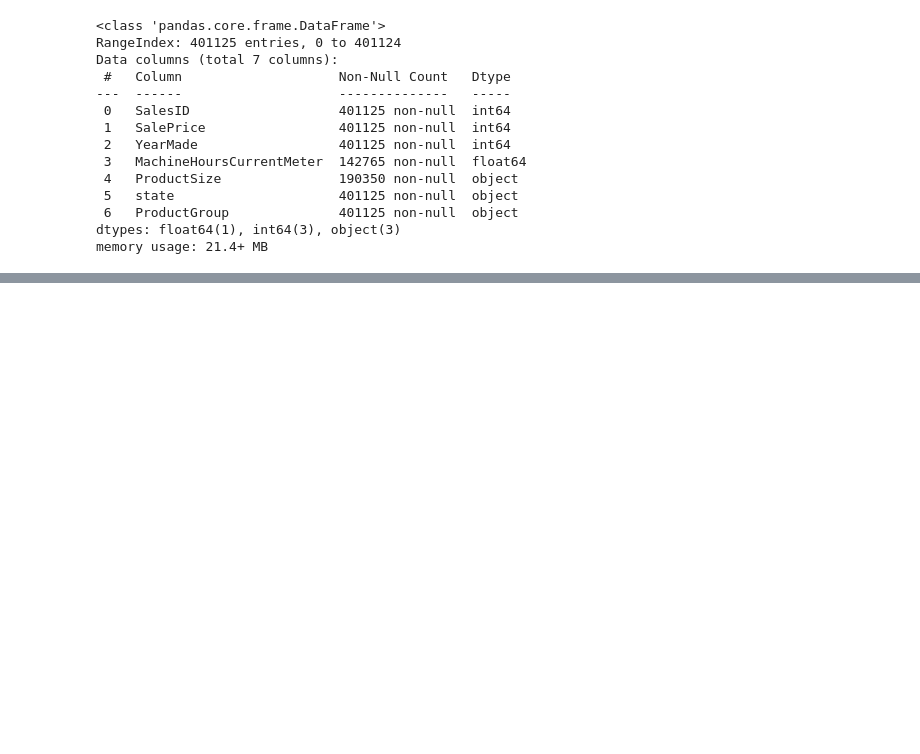
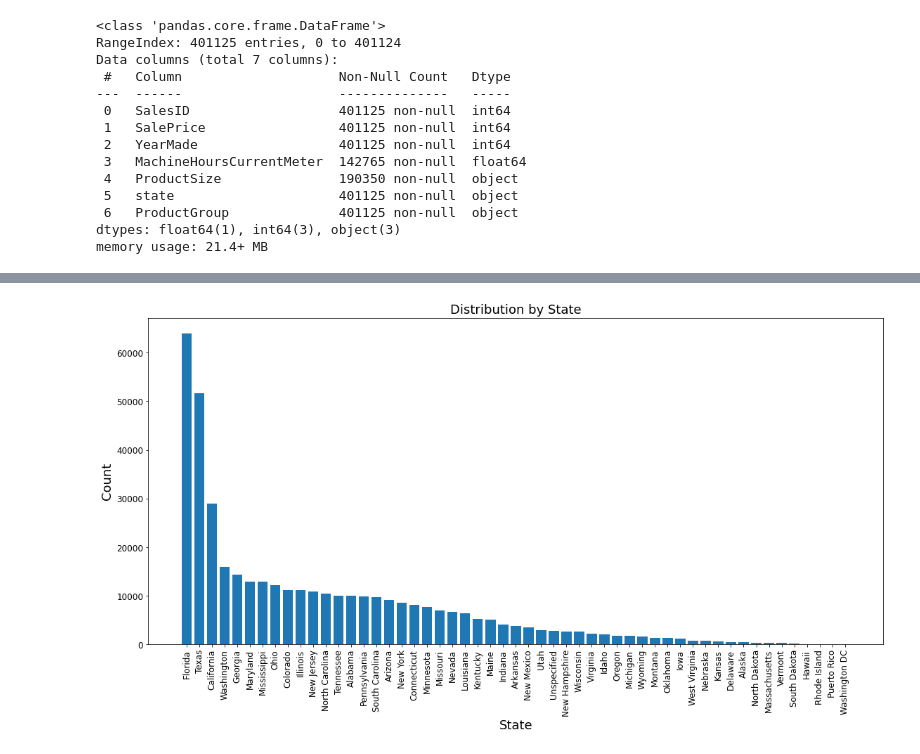
Before and after one commit to josiah-d/predicting-heavy-equipment-price, a Jupyter notebook: notebooks/josiah_eda.ipynb, the cells around one changed output, grey strips where cells are left out. Cells and saved outputs as stored; diff of their text form; code cells hidden in the pictures; blank space fills up the shorter version.

```diff
--- a/notebooks/josiah_eda.ipynb
+++ b/notebooks/josiah_eda.ipynb
@@ -99,0 +60,24 @@ dtype: int64
+# %%
+# create states dataframes
+states = df.groupby('state').size().sort_values(ascending=False)
+ratio = states / states.sum()
+states = pd.DataFrame([states, ratio])
+states = states.T
+states.columns = ['n_sales', 'ratio']
+states.reset_index(inplace=True)
+# %%
+# plot state frequency histogram
+fig, ax = plt.subplots(figsize=(16, 9))
+
+ax.bar(states['state'], states['n_sales'])
+
+ax.set_title('Distribution by State')
+ax.set_xlabel('State')
+ax.set_ylabel('Count')
+ax.set_xticklabels(states['state'], rotation=90)
+
+fig.tight_layout()
+
+fig.savefig('../img/distribution_state.jpg')
+# %% [output]
+[figure, added]
```
Also changed, not shown: parts of 23 cells of this notebook, 11 other files.
